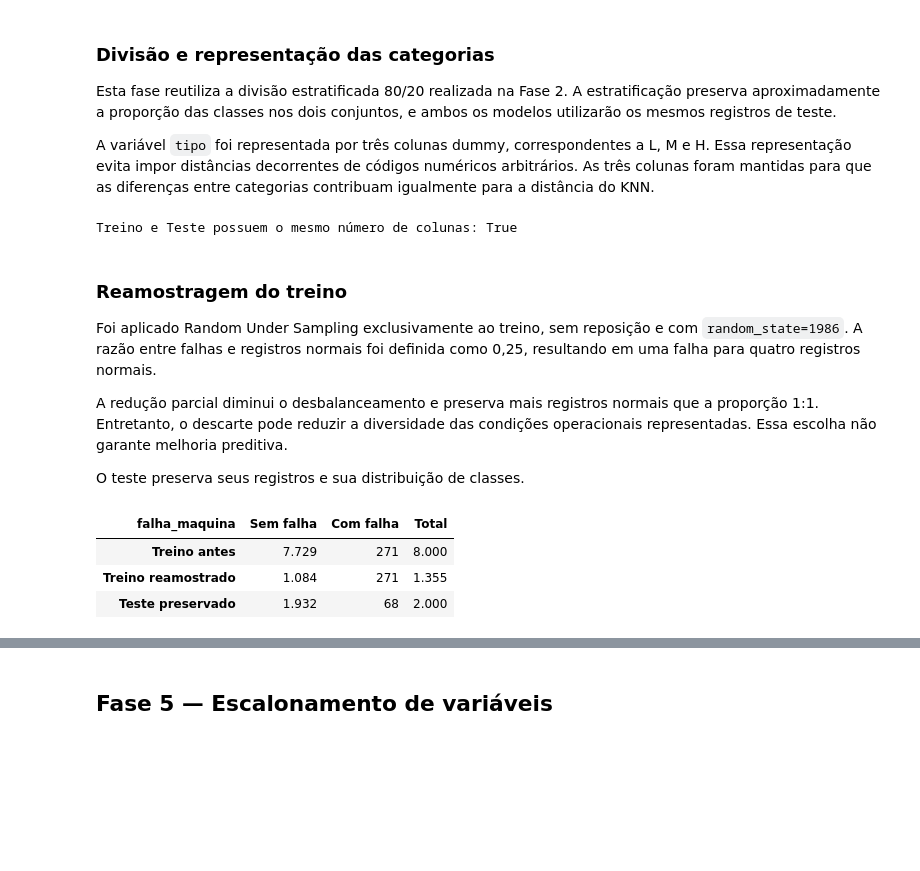
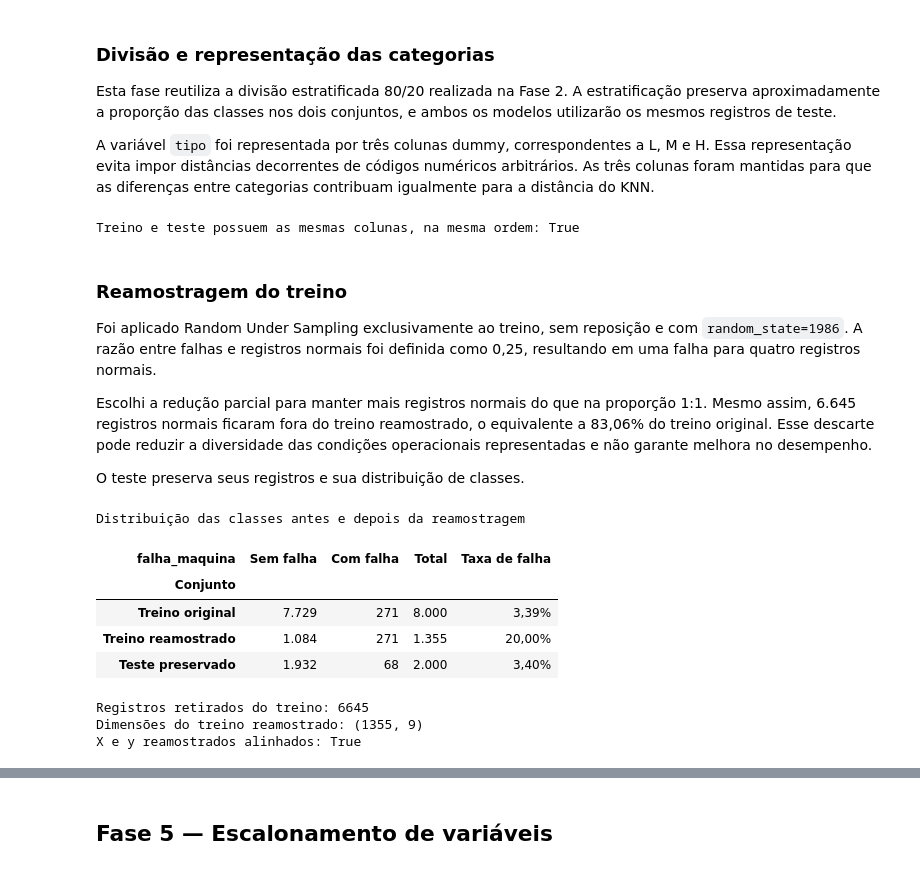
Before and after one commit to CorreaBrunoMiguel/projeto_final, a Jupyter notebook: notebooks/manutencao_preditiva.ipynb, the cells around one changed output, grey strips where cells are left out. Saved outputs shown, nothing was run; the diff lists cells and outputs as text; code cells hidden in the pictures; blank space fills up the shorter version.

```diff
--- a/notebooks/manutencao_preditiva.ipynb
+++ b/notebooks/manutencao_preditiva.ipynb
@@ -327,10 +366,21 @@ As correlações fracas com o alvo não justificam, isoladamente, a exclusão de
 # %% [markdown]
 ## Fase 2 — Limpeza e tratamento dos dados
 # %%
+registros_antes = len(df)
+
 udi_unico = df.index.nunique()
 id_produto_unico = df.id_produto.nunique()
+duplicados = df.duplicated().sum()
 
-print(f"Coluna udi com valores únicos: {udi_unico == len(df)}")
-print(f"Coluna id_produto com valores únicos: {id_produto_unico == len(df)}")
-print(f"Registros duplicados: {df.duplicated().sum()}")
+df = df.drop_duplicates()
+
+registros_removidos = registros_antes - len(df)
+
+print(f"Índice udi com valores únicos: {udi_unico == registros_antes}")
+print(
+    f"Coluna id_produto com valores únicos: " f"{id_produto_unico == registros_antes}"
+)
+print(f"Registros duplicados identificados: {duplicados}")
+print(f"Registros removidos: {registros_removidos}")
+print(f"Registros após o tratamento: {len(df)}")
 # %% [output]
@@ -665,38 +721,69 @@ X_test = pd.get_dummies(
 )
 
 print(
-    f"""
-Treino e Teste possuem o mesmo número de colunas: {X_train.columns.equals(X_test.columns)}
-"""
+    "Treino e teste possuem as mesmas colunas, na mesma ordem:",
+    X_train.columns.equals(X_test.columns),
 )
 # %% [output]
-Treino e Teste possuem o mesmo número de colunas: True
+Treino e teste possuem as mesmas colunas, na mesma ordem: True
 # %% [markdown]
 ### Reamostragem do treino
 
 Foi aplicado Random Under Sampling exclusivamente ao treino, sem reposição e com `random_state=1986`. A razão entre falhas e registros normais foi definida como 0,25, resultando em uma falha para quatro registros normais.
 
-A redução parcial diminui o desbalanceamento e preserva mais registros normais que a proporção 1:1. Entretanto, o descarte pode reduzir a diversidade das condições operacionais representadas. Essa escolha não garante melhoria preditiva.
+Escolhi a redução parcial para manter mais registros normais do que na proporção 1:1. Mesmo assim, 6.645 registros normais ficaram fora do treino reamostrado, o equivalente a 83,06% do treino original. Esse descarte pode reduzir a diversidade das condições operacionais representadas e não garante melhora no desempenho.
 
 O teste preserva seus registros e sua distribuição de classes.
 # %%
-rus = RandomUnderSampler(sampling_strategy=0.25, random_state=1986, replacement=False)
+rus = RandomUnderSampler(
+    sampling_strategy=0.25,
+    random_state=1986,
+    replacement=False,
+)
 
 X_train_resampled, y_train_resampled = rus.fit_resample(X_train, y_train)
 
 contagens = pd.DataFrame(
     {
-        "Treino antes": y_train.value_counts(),
+        "Treino original": y_train.value_counts(),
         "Treino reamostrado": y_train_resampled.value_counts(),
         "Teste preservado": y_test.value_counts(),
     }
 ).T.rename(columns={0: "Sem falha", 1: "Com falha"})
 
 contagens["Total"] = contagens.sum(axis=1)
+contagens["Taxa de falha"] = contagens["Com falha"] / contagens["Total"]
 
-display(contagens.style.format(thousands="."))
+display(
+    contagens.rename_axis("Conjunto")
+    .style.format(
+        {
+            "Sem falha": "{:,.0f}",
+            "Com falha": "{:,.0f}",
+            "Total": "{:,.0f}",
+            "Taxa de falha": "{:.2%}",
+        },
+        decimal=",",
+        thousands=".",
+    )
+    .set_caption("Distribuição das classes antes e depois da reamostragem")
+)
+
+registros_descartados = len(X_train) - len(X_train_resampled)
+
+print(f"Registros retirados do treino: {registros_descartados}")
+print(f"Dimensões do treino reamostrado: {X_train_resampled.shape}")
+print(
+    "X e y reamostrados alinhados:",
+    X_train_resampled.index.equals(y_train_resampled.index),
+)
 # %% [output]
+Distribuição das classes antes e depois da reamostragem
-| falha_maquina | Sem falha | Com falha | Total |
-| Treino antes | 7.729 | 271 | 8.000 |
-| Treino reamostrado | 1.084 | 271 | 1.355 |
-| Teste preservado | 1.932 | 68 | 2.000 |
+| falha_maquina | Sem falha | Com falha | Total | Taxa de falha |
+| Conjunto |  |  |  |  |
+| Treino original | 7.729 | 271 | 8.000 | 3,39% |
+| Treino reamostrado | 1.084 | 271 | 1.355 | 20,00% |
+| Teste preservado | 1.932 | 68 | 2.000 | 3,40% |
+Registros retirados do treino: 6645
+Dimensões do treino reamostrado: (1355, 9)
+X e y reamostrados alinhados: True
```
Also changed, not shown: parts of 21 cells of this notebook, 4 other files.
